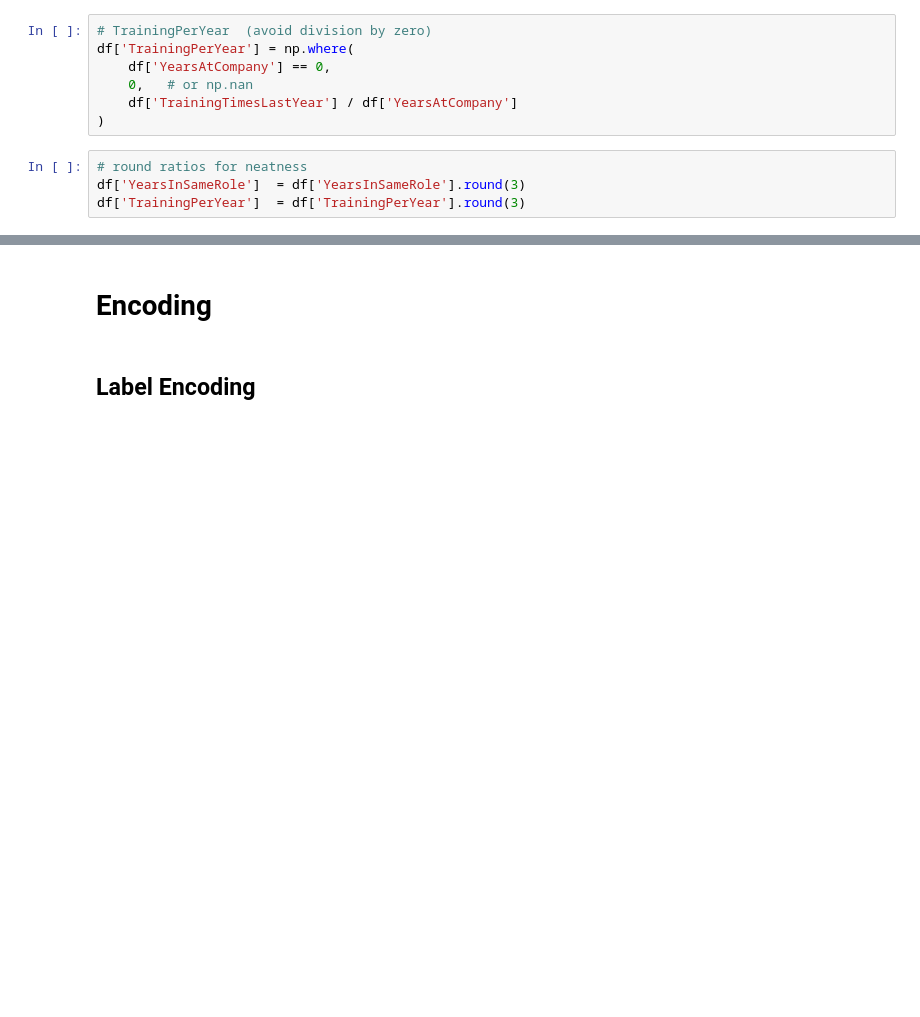
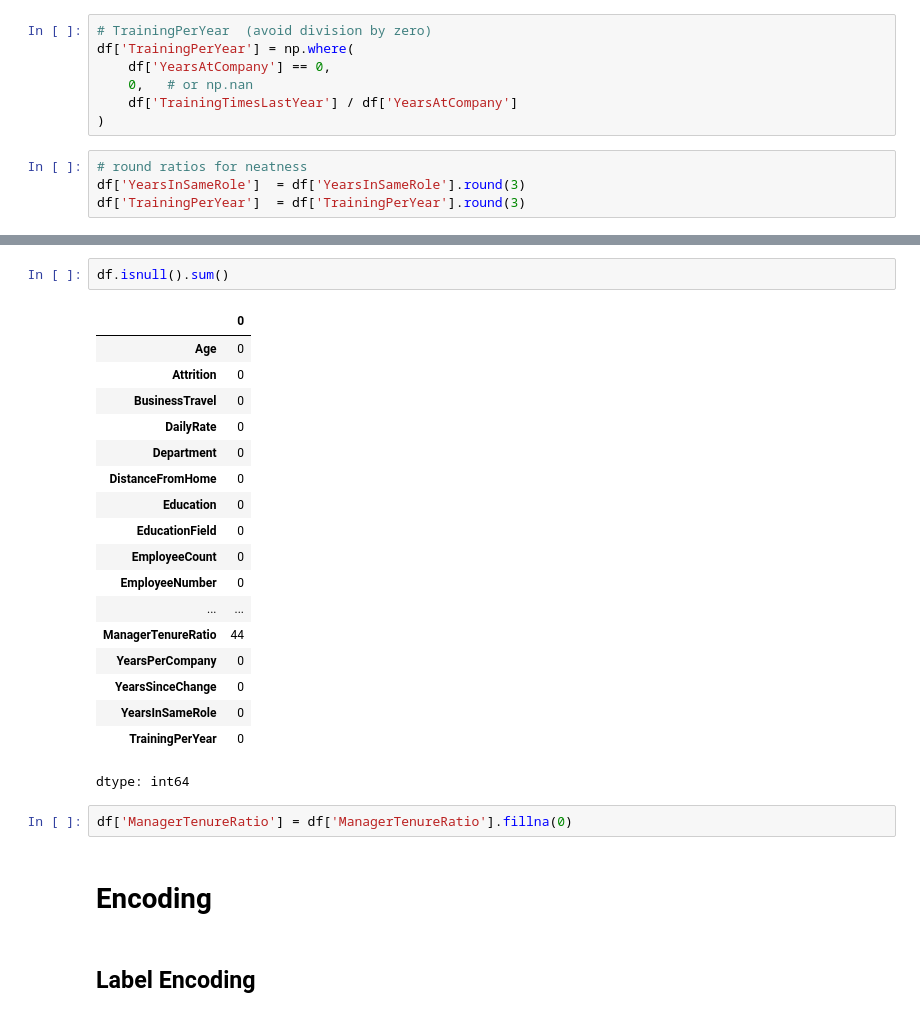
Before and after one commit to Mahendran180923/employee_attrition, a Jupyter notebook: Employee_Attrition.ipynb, the cells around one changed output, grey strips where cells are left out. Cells and saved outputs as stored; diff of their text form; blank space fills up the shorter version.

```diff
--- a/Employee_Attrition.ipynb
+++ b/Employee_Attrition.ipynb
@@ -297,5 +304,28 @@ df['TrainingPerYear']  = df['TrainingPerYear'].round(3)
+# %%
+df.isnull().sum()
+# %% [output]
+|  | 0 |
+| Age | 0 |
+| Attrition | 0 |
+| BusinessTravel | 0 |
+| DailyRate | 0 |
+| Department | 0 |
+| DistanceFromHome | 0 |
+| Education | 0 |
+| EducationField | 0 |
+| EmployeeCount | 0 |
+| EmployeeNumber | 0 |
+| ... | ... |
+| ManagerTenureRatio | 44 |
+| YearsPerCompany | 0 |
+| YearsSinceChange | 0 |
+| YearsInSameRole | 0 |
+| TrainingPerYear | 0 |
+dtype: int64
+# %%
+df['ManagerTenureRatio'] = df['ManagerTenureRatio'].fillna(0)
 # %% [markdown]
-# Encoding
+# **Encoding**
 # %% [markdown]
 ## Label Encoding
 # %%
```
Also changed, not shown: parts of 15 cells of this notebook.
